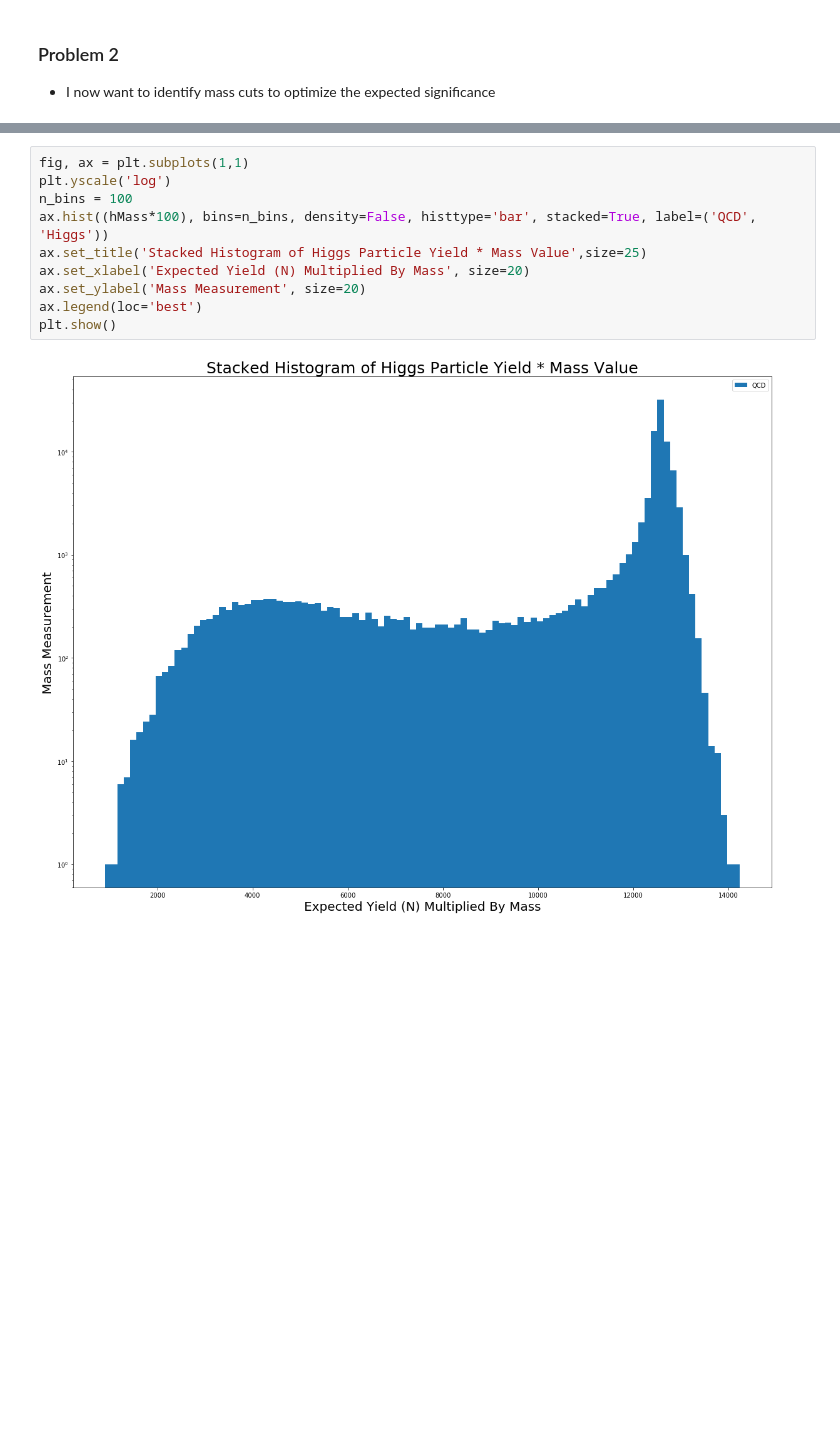
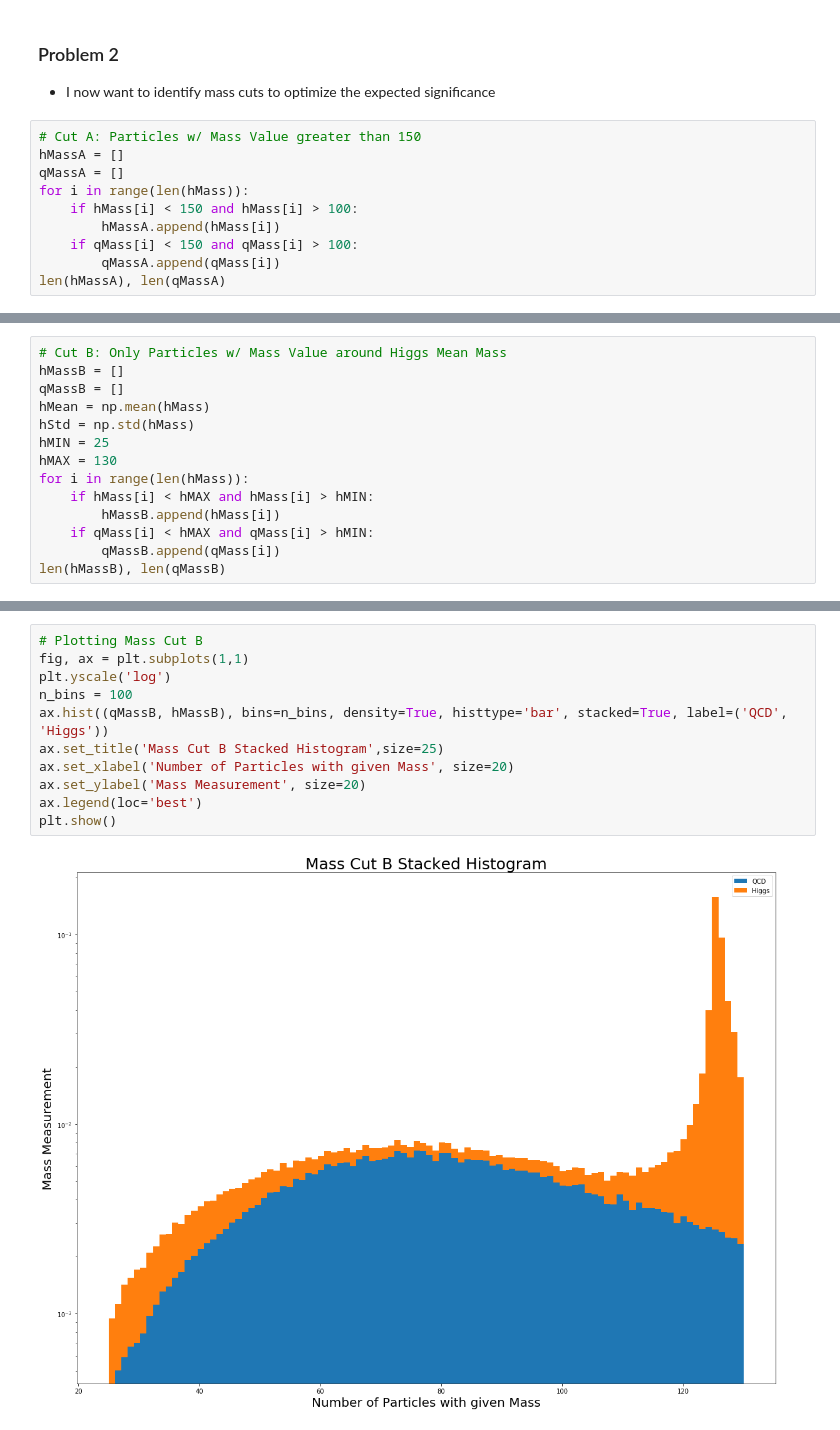
Before and after one commit to jbc1216/434-Portfolio, a Jupyter notebook: FinchCarr_Lab07.ipynb, the cells around one changed output, grey strips where cells are left out. Drawn from its saved outputs; the diff is of its cells as text; blank space fills up the shorter version.

```diff
--- a/FinchCarr_Lab07.ipynb
+++ b/FinchCarr_Lab07.ipynb
@@ -136,3 +171,13 @@ The detection value on the x-axis would need to be less than or equal to a mass
 # %% [markdown]
 ### Problem 2
 - I now want to identify mass cuts to optimize the expected significance
+# %%
+# Cut A: Particles w/ Mass Value greater than 150
+hMassA = []
+qMassA = []
+for i in range(len(hMass)):
+    if hMass[i] < 150 and hMass[i] > 100:
+        hMassA.append(hMass[i])
+    if qMass[i] < 150 and qMass[i] > 100:
+        qMassA.append(qMass[i])
+len(hMassA), len(qMassA)
@@ -138,0 +231,14 @@ The detection value on the x-axis would need to be less than or equal to a mass
+# %%
+# Cut B: Only Particles w/ Mass Value around Higgs Mean Mass
+hMassB = []
+qMassB = []
+hMean = np.mean(hMass)
+hStd = np.std(hMass)
+hMIN = 25
+hMAX = 130
+for i in range(len(hMass)):
+    if hMass[i] < hMAX and hMass[i] > hMIN:
+        hMassB.append(hMass[i])
+    if qMass[i] < hMAX and qMass[i] > hMIN:
+        qMassB.append(qMass[i])
+len(hMassB), len(qMassB)
@@ -139,12 +247,13 @@ The detection value on the x-axis would need to be less than or equal to a mass
 # %%
+# Plotting Mass Cut B
 fig, ax = plt.subplots(1,1)
 plt.yscale('log')
 n_bins = 100
-ax.hist((hMass*100), bins=n_bins, density=False, histtype='bar', stacked=True, label=('QCD', 'Higgs'))
-ax.set_title('Stacked Histogram of Higgs Particle Yield * Mass Value',size=25)
-ax.set_xlabel('Expected Yield (N) Multiplied By Mass', size=20)
+ax.hist((qMassB, hMassB), bins=n_bins, density=True, histtype='bar', stacked=True, label=('QCD', 'Higgs'))
+ax.set_title('Mass Cut B Stacked Histogram',size=25)
+ax.set_xlabel('Number of Particles with given Mass', size=20)
 ax.set_ylabel('Mass Measurement', size=20)
 ax.legend(loc='best')
 plt.show()
 # %% [output]
-[figure, old version]
+[figure, new version]
```
Also changed, not shown: parts of 9 cells of this notebook.
